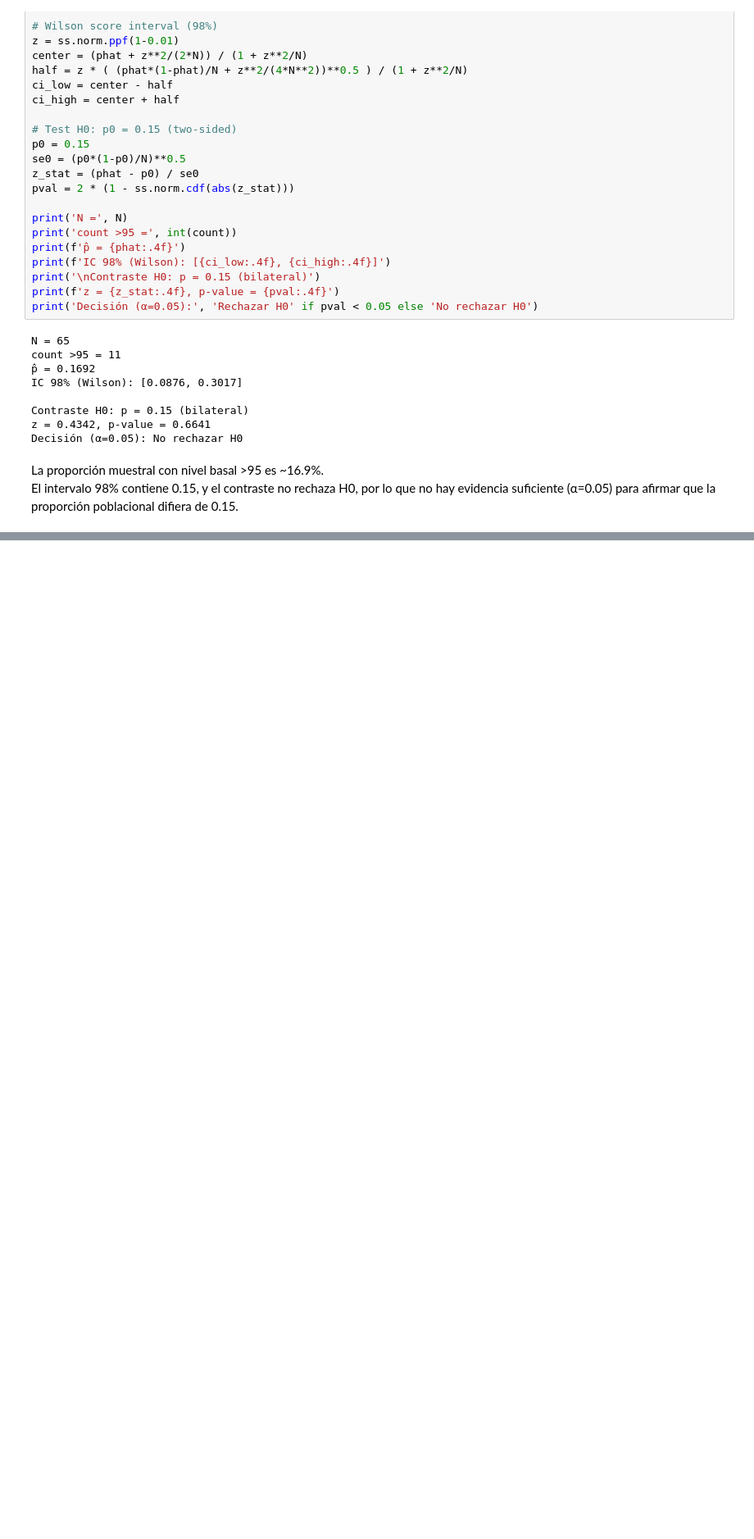
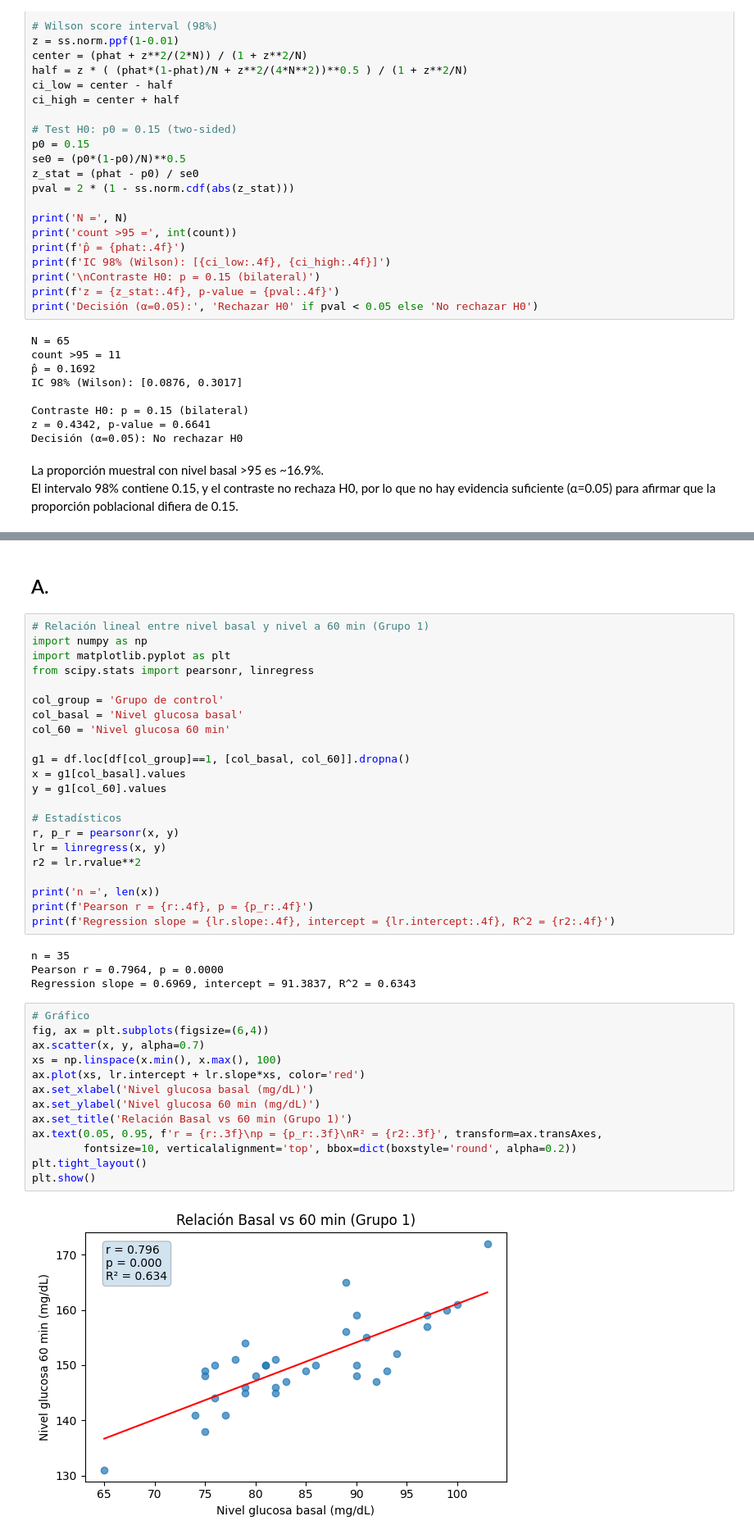
Before and after one commit to sergio2gd/Estadistica, a Jupyter notebook: Tarea_estadistica.ipynb, the cells around one changed output, grey strips where cells are left out. Shown at 82% size. Drawn from its saved outputs; the diff is of its cells as text; blank space fills up the shorter version.

```diff
--- a/Tarea_estadistica.ipynb
+++ b/Tarea_estadistica.ipynb
@@ -353,0 +356,43 @@ El intervalo 98% contiene 0.15, y el contraste no rechaza H0, por lo que no hay
+# %% [markdown]
+## A.
+# %%
+# Relación lineal entre nivel basal y nivel a 60 min (Grupo 1)
+import numpy as np
+import matplotlib.pyplot as plt
+from scipy.stats import pearsonr, linregress
+
+col_group = 'Grupo de control'
+col_basal = 'Nivel glucosa basal'
+col_60 = 'Nivel glucosa 60 min'
+
+g1 = df.loc[df[col_group]==1, [col_basal, col_60]].dropna()
+x = g1[col_basal].values
+y = g1[col_60].values
+
+# Estadísticos
+r, p_r = pearsonr(x, y)
+lr = linregress(x, y)
+r2 = lr.rvalue**2
+
+print('n =', len(x))
+print(f'Pearson r = {r:.4f}, p = {p_r:.4f}')
+print(f'Regression slope = {lr.slope:.4f}, intercept = {lr.intercept:.4f}, R^2 = {r2:.4f}')
+# %% [output]
+n = 35
+Pearson r = 0.7964, p = 0.0000
+Regression slope = 0.6969, intercept = 91.3837, R^2 = 0.6343
+# %%
+# Gráfico
+fig, ax = plt.subplots(figsize=(6,4))
+ax.scatter(x, y, alpha=0.7)
+xs = np.linspace(x.min(), x.max(), 100)
+ax.plot(xs, lr.intercept + lr.slope*xs, color='red')
+ax.set_xlabel('Nivel glucosa basal (mg/dL)')
+ax.set_ylabel('Nivel glucosa 60 min (mg/dL)')
+ax.set_title('Relación Basal vs 60 min (Grupo 1)')
+ax.text(0.05, 0.95, f'r = {r:.3f}\np = {p_r:.3f}\nR² = {r2:.3f}', transform=ax.transAxes,
+        fontsize=10, verticalalignment='top', bbox=dict(boxstyle='round', alpha=0.2))
+plt.tight_layout()
+plt.show()
+# %% [output]
+[figure, added]
```
Also changed, not shown: parts of 13 cells of this notebook.
